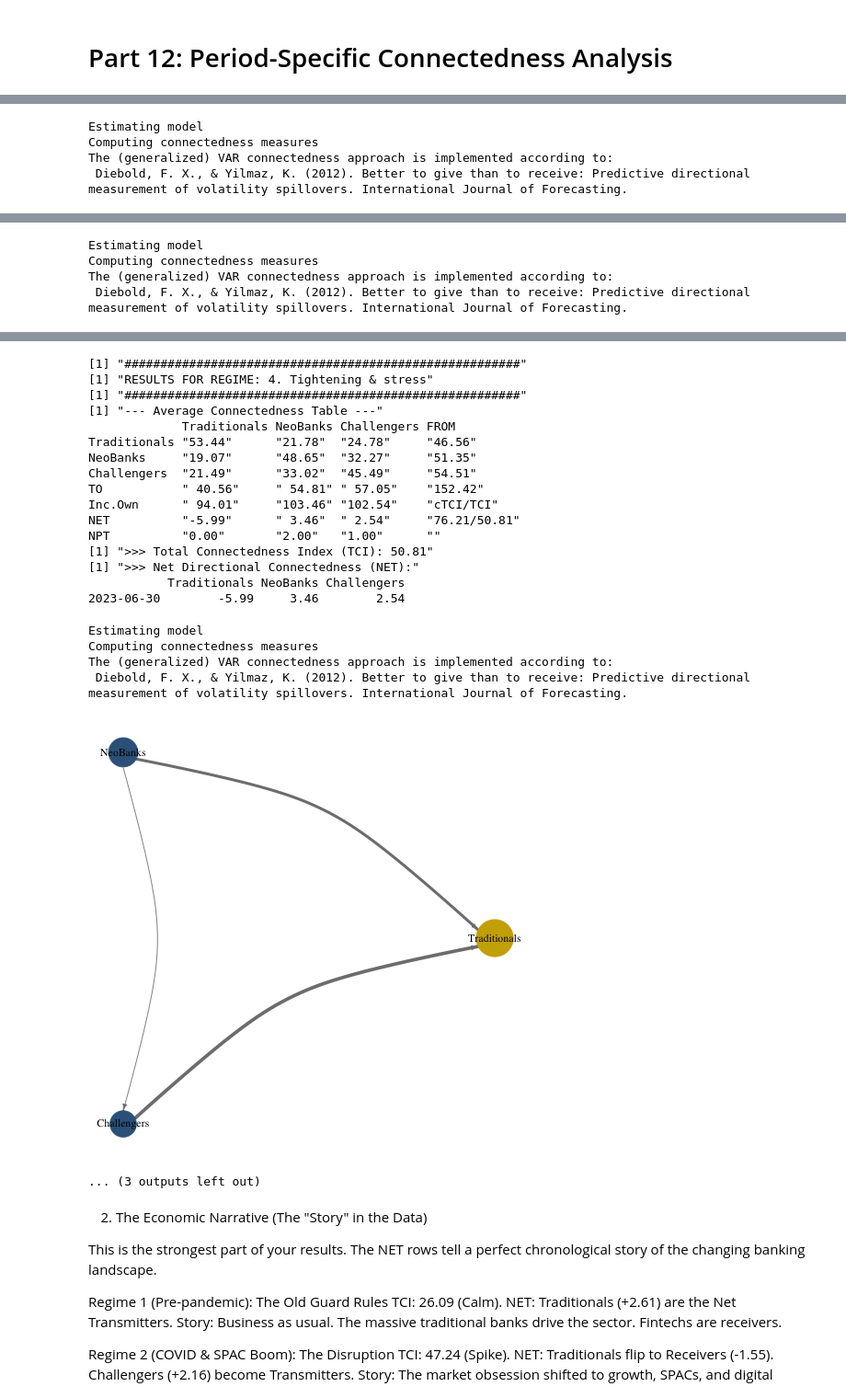
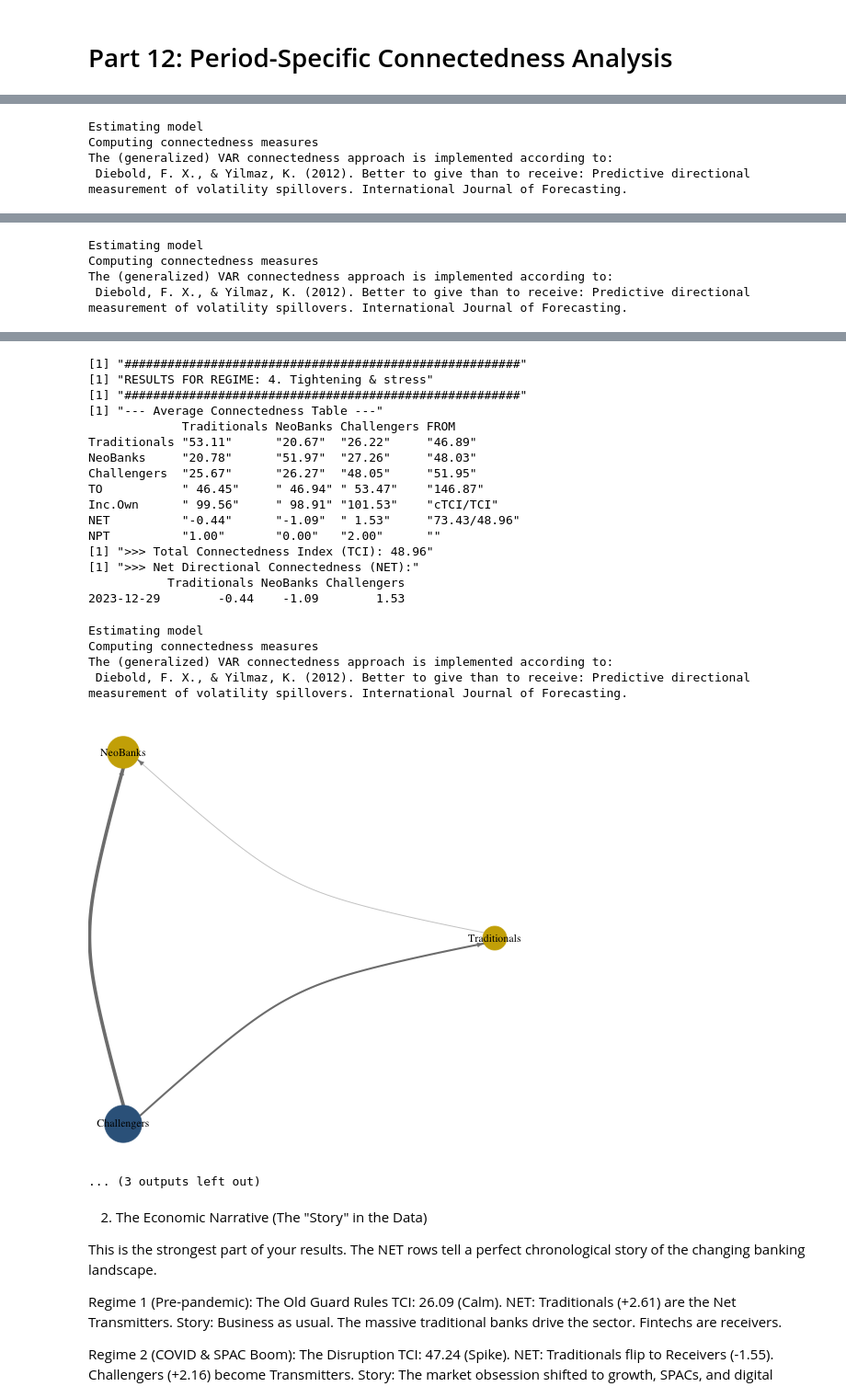
Before and after one commit to JamesGH1/FinanceResearch, a Jupyter notebook: IndexCreation - REMASTERED.ipynb, the cells around one changed output, grey strips where cells are left out. Shown at 92% size. Saved outputs shown, nothing was run; the diff lists cells and outputs as text; code cells hidden in the pictures.

```diff
--- a/IndexCreation - REMASTERED.ipynb
+++ b/IndexCreation - REMASTERED.ipynb
@@ -1447,10 +1426,10 @@ Now we loop through your periods in Python and call the R function we just creat
 # Define your periods
 periods = {
     "1. Pre-pandemic": ("2017-01-03", "2020-02-29"),
-    "2. COVID & SPAC boom": ("2020-03-01", "2021-11-30"),
-    "3. Pre-tightening": ("2021-12-01", "2022-02-28"),
-    "4. Tightening & stress": ("2022-03-01", "2023-06-30"),
-    "5. AI/tech revaluation": ("2023-07-01", "2025-02-28")
+    "2. COVID & SPAC boom": ("2020-03-01", "2021-12-31"),
+    "3. Pre-tightening": ("2022-01-01", "2022-12-31"),
+    "4. Tightening & stress": ("2023-01-01", "2023-12-31"),
+    "5. AI/tech revaluation": ("2024-01-01", "2025-02-28")
 }
 
 print(f"{'='*70}")
@@ -1539,29 +1518,29 @@ NPT          "0.00"       "2.00"   "1.00"      ""
 Estimating model
 Computing connectedness measures
 The (generalized) VAR connectedness approach is implemented according to:
  Diebold, F. X., & Yilmaz, K. (2012). Better to give than to receive: Predictive directional measurement of volatility spillovers. International Journal of Forecasting.
 [figure]
 [1] "#######################################################"
 [1] "RESULTS FOR REGIME: 4. Tightening & stress"
 [1] "#######################################################"
 [1] "--- Average Connectedness Table ---"
              Traditionals NeoBanks Challengers FROM
-Traditionals "53.44"      "21.78"  "24.78"     "46.56"
-NeoBanks     "19.07"      "48.65"  "32.27"     "51.35"
-Challengers  "21.49"      "33.02"  "45.49"     "54.51"
-TO           " 40.56"     " 54.81" " 57.05"    "152.42"
-Inc.Own      " 94.01"     "103.46" "102.54"    "cTCI/TCI"
-NET          "-5.99"      " 3.46"  " 2.54"     "76.21/50.81"
-NPT          "0.00"       "2.00"   "1.00"      ""
-[1] ">>> Total Connectedness Index (TCI): 50.81"
+Traditionals "53.11"      "20.67"  "26.22"     "46.89"
+NeoBanks     "20.78"      "51.97"  "27.26"     "48.03"
+Challengers  "25.67"      "26.27"  "48.05"     "51.95"
+TO           " 46.45"     " 46.94" " 53.47"    "146.87"
+Inc.Own      " 99.56"     " 98.91" "101.53"    "cTCI/TCI"
+NET          "-0.44"      "-1.09"  " 1.53"     "73.43/48.96"
+NPT          "1.00"       "0.00"   "2.00"      ""
+[1] ">>> Total Connectedness Index (TCI): 48.96"
 [1] ">>> Net Directional Connectedness (NET):"
            Traditionals NeoBanks Challengers
-2023-06-30        -5.99     3.46        2.54
+2023-12-29        -0.44    -1.09        1.53
 Estimating model
 Computing connectedness measures
 The (generalized) VAR connectedness approach is implemented according to:
  Diebold, F. X., & Yilmaz, K. (2012). Better to give than to receive: Predictive directional measurement of volatility spillovers. International Journal of Forecasting.
-[figure, old version]
+[figure, new version]
 ... (3 outputs left out)
 # %% [markdown]
 2. The Economic Narrative (The "Story" in the Data)
```
Also changed, not shown: parts of 8 cells of this notebook.
